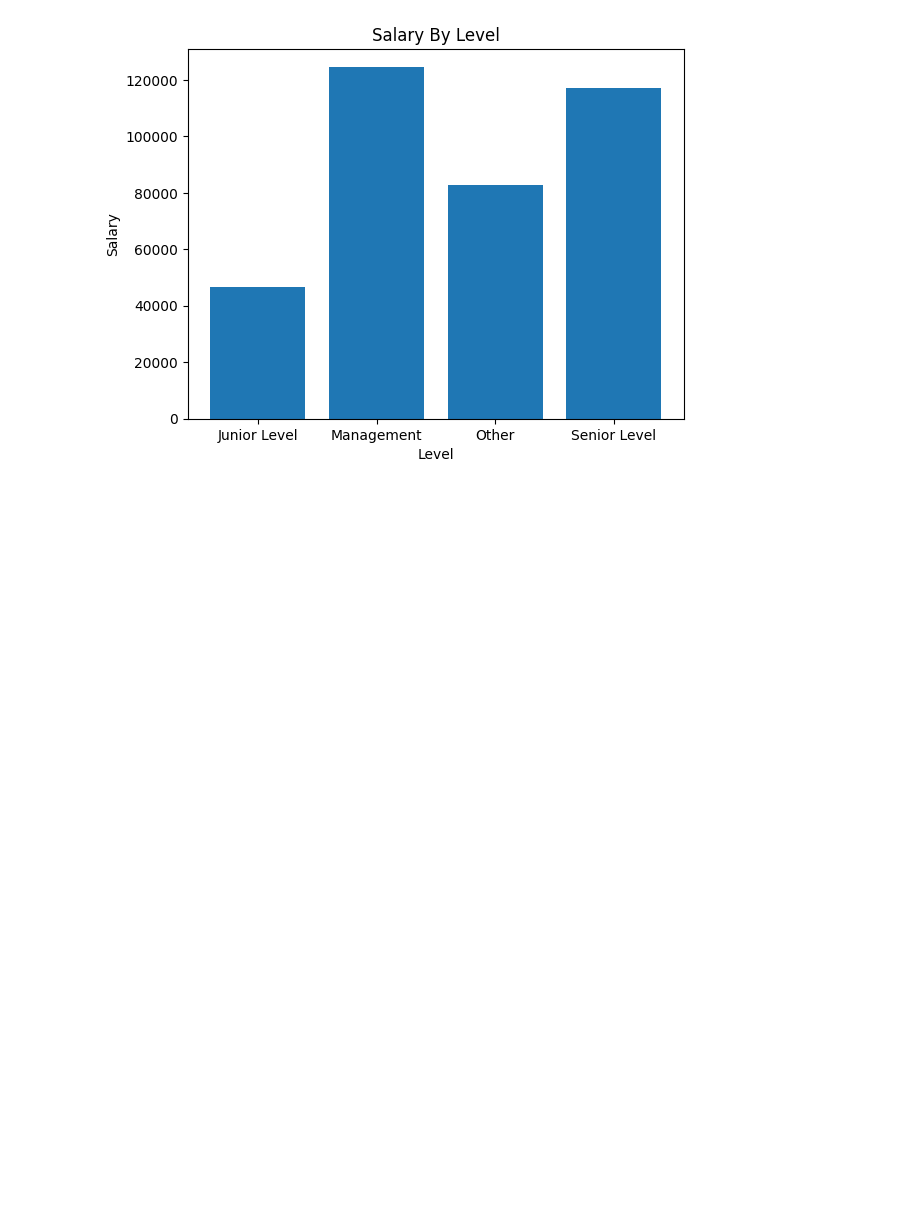
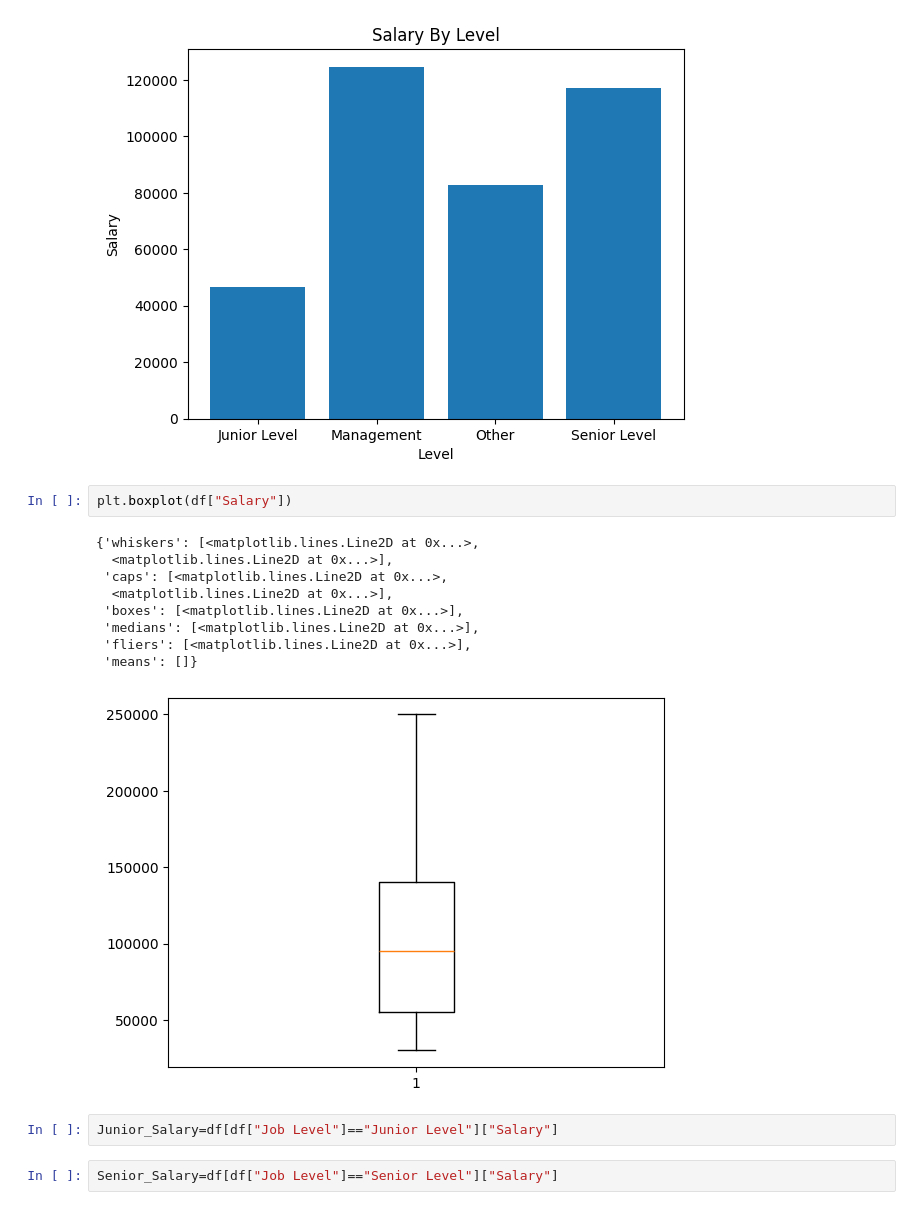
Before and after one commit to Sarajml98/salary-data-analysis, a Jupyter notebook: salary.ipynb, the cells around one changed output. Saved outputs shown, nothing was run; the diff lists cells and outputs as text; blank space fills up the shorter version.

Commit message:
Salary Distribution by Job Level

```diff
--- a/salary.ipynb
+++ b/salary.ipynb
@@ -574,3 +574,19 @@ plt.xlabel("Level")
 # %% [output]
 Text(0.5, 0, 'Level')
 [figure]
+# %%
+plt.boxplot(df["Salary"])
+# %% [output]
+{'whiskers': [<matplotlib.lines.Line2D at 0x...>,
+  <matplotlib.lines.Line2D at 0x...>],
+ 'caps': [<matplotlib.lines.Line2D at 0x...>,
+  <matplotlib.lines.Line2D at 0x...>],
+ 'boxes': [<matplotlib.lines.Line2D at 0x...>],
+ 'medians': [<matplotlib.lines.Line2D at 0x...>],
+ 'fliers': [<matplotlib.lines.Line2D at 0x...>],
+ 'means': []}
+[figure, added]
+# %%
+Junior_Salary=df[df["Job Level"]=="Junior Level"]["Salary"]
+# %%
+Senior_Salary=df[df["Job Level"]=="Senior Level"]["Salary"]
```
Also changed, not shown: parts of 3 cells of this notebook.
